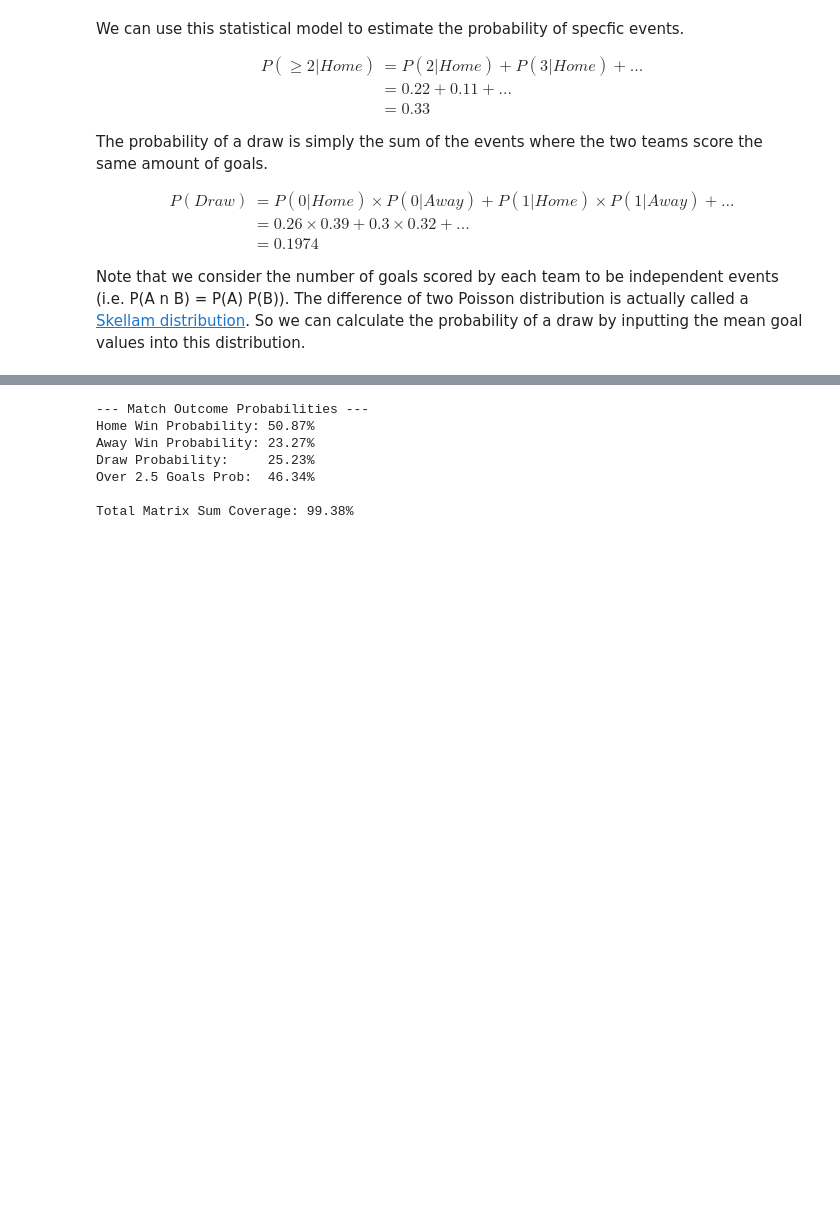
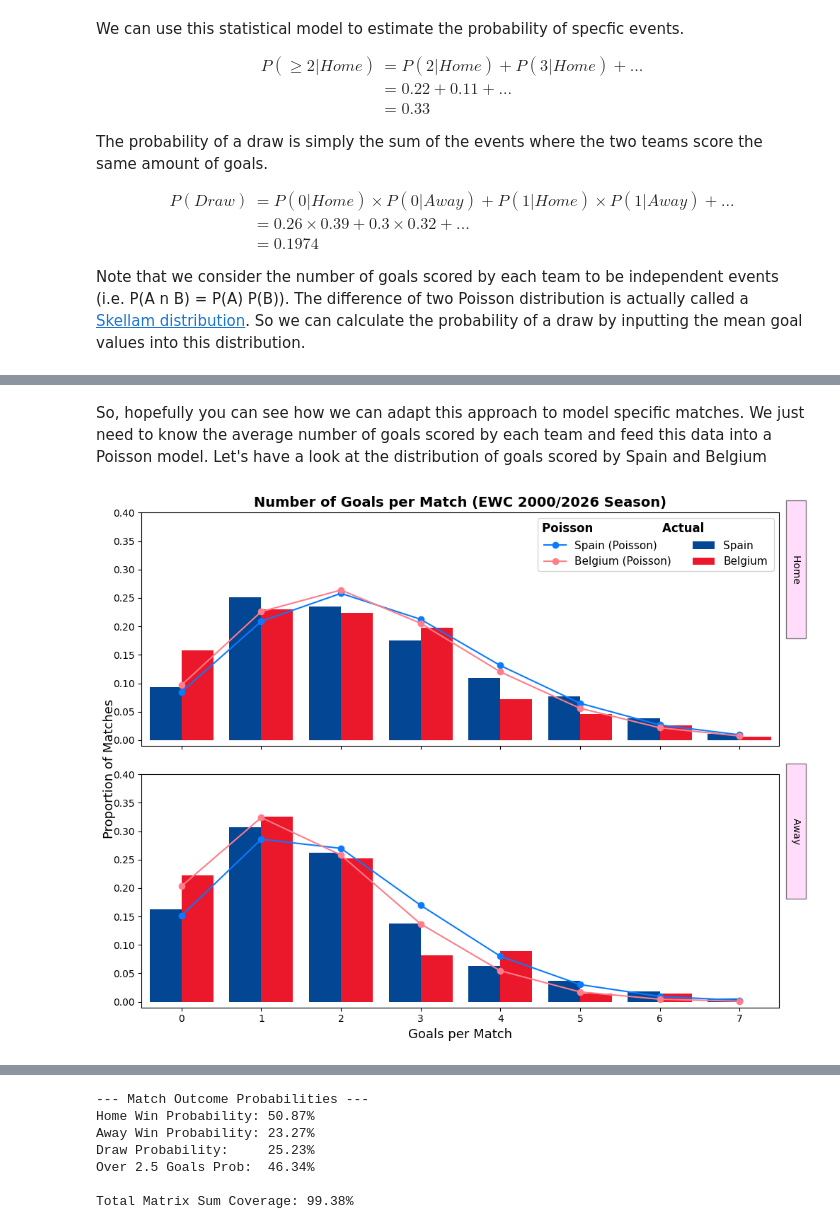
Before and after one commit to Edwinhyy/machine-learning-engineering-for-production-public, a Jupyter notebook: 2.ipynb, the cells around one changed output, grey strips where cells are left out. Drawn from its saved outputs; the diff is of its cells as text; code cells hidden in the pictures; blank space fills up the shorter version.

```diff
--- a/2.ipynb
+++ b/2.ipynb
@@ -151,0 +165,61 @@ plt.show()
+# %% [markdown]
+So, hopefully you can see how we can adapt this approach to model specific matches. We just need to know the average number of goals scored by each team and feed this data into a Poisson model. Let's have a look at the distribution of goals scored by Spain and Belgium
+# %%
+# Set up the subplots
+fig, (ax1, ax2) = plt.subplots(2, 1, figsize=(10, 8))
+
+# 1. FIX: Use single brackets to get clean 1D Series for value_counts
+Ger_home = world_cup[world_cup['HomeTeam']=='Spain']['HomeGoals'].value_counts(normalize=True)
+Chi_home = world_cup[world_cup['HomeTeam']=='Belgium']['HomeGoals'].value_counts(normalize=True)
+Ger_away = world_cup[world_cup['AwayTeam']=='Spain']['AwayGoals'].value_counts(normalize=True)
+Chi_away = world_cup[world_cup['AwayTeam']=='Belgium']['AwayGoals'].value_counts(normalize=True)
+
+# 2. FIX: Simplify lambda mean goals calculations using native .mean()
+Ger_home_pois = [poisson.pmf(i, world_cup[world_cup['HomeTeam']=='Spain']['HomeGoals'].mean()) for i in range(8)]
+Chi_home_pois = [poisson.pmf(i, world_cup[world_cup['HomeTeam']=='Belgium']['HomeGoals'].mean()) for i in range(8)]
+Ger_away_pois = [poisson.pmf(i, world_cup[world_cup['AwayTeam']=='Spain']['AwayGoals'].mean()) for i in range(8)]
+Chi_away_pois = [poisson.pmf(i, world_cup[world_cup['AwayTeam']=='Belgium']['AwayGoals'].mean()) for i in range(8)]
+
+# --- Plot 1: HOME ---
+# Adjusted widths to (-0.2 and +0.2) so bars sit perfectly symmetrical side-by-side
+ax1.bar(Ger_home.index - 0.2, Ger_home.values, width=0.4, color="#034694", label="Spain")
+ax1.bar(Chi_home.index + 0.2, Chi_home.values, width=0.4, color="#EB172B", label="Belgium")
+
+ax1.plot(range(8), Ger_home_pois, linestyle='-', marker='o', label="Spain (Poisson)", color="#0a7bff")
+ax1.plot(range(8), Chi_home_pois, linestyle='-', marker='o', label="Belgium (Poisson)", color="#ff7c89")
+
+leg = ax1.legend(loc='upper right', fontsize=11, ncol=2)
+leg.set_title("Poisson                 Actual                ", prop={'size': '12', 'weight': 'bold'})
+ax1.set_xlim([-0.5, 7.5])
+ax1.set_ylim([-0.01, 0.4])
+
+# Replaced deprecated set_xticklabels([]) with modern tick_params to hide top labels safely
+ax1.tick_params(labelbottom=False)
+
+# --- Plot 2: AWAY ---
+ax2.bar(Ger_away.index - 0.2, Ger_away.values, width=0.4, color="#034694", label="Spain")
+ax2.bar(Chi_away.index + 0.2, Chi_away.values, width=0.4, color="#EB172B", label="Belgium")
+
+ax2.plot(range(8), Ger_away_pois, linestyle='-', marker='o', label="Spain (Poisson)", color="#0a7bff")
+ax2.plot(range(8), Chi_away_pois, linestyle='-', marker='o', label="Belgium (Poisson)", color="#ff7c89")
+ax2.set_xlim([-0.5, 7.5])
+ax2.set_ylim([-0.01, 0.4])
+
+# Facet Labels (Ggplot2 style side-banners)
+# Adjusted the Y position to 0.3 so they sit centered in the subplots
+ax1.text(7.65, 0.3, '                Home                ', rotation=-90,
+         bbox={'facecolor': '#ffbcf6', 'alpha': 0.5, 'pad': 5}, va='center')
+ax2.text(7.65, 0.3, '                Away                ', rotation=-90,
+         bbox={'facecolor': '#ffbcf6', 'alpha': 0.5, 'pad': 5}, va='center')
+
+# Axis Titles and Overall Labels
+ax1.set_title("Number of Goals per Match (EWC 2000/2026 Season)", size=14, fontweight='bold')
+ax2.set_xlabel("Goals per Match", size=13)
+
+# Replaced unstable manual text positioning with a clean global figure label
+fig.text(0.01, 0.5, 'Proportion of Matches', rotation=90, size=13, va='center', ha='center')
+
+plt.tight_layout()
+plt.show()
+# %% [output]
+[figure, added]
```
Also changed, not shown: parts of 13 cells of this notebook.
